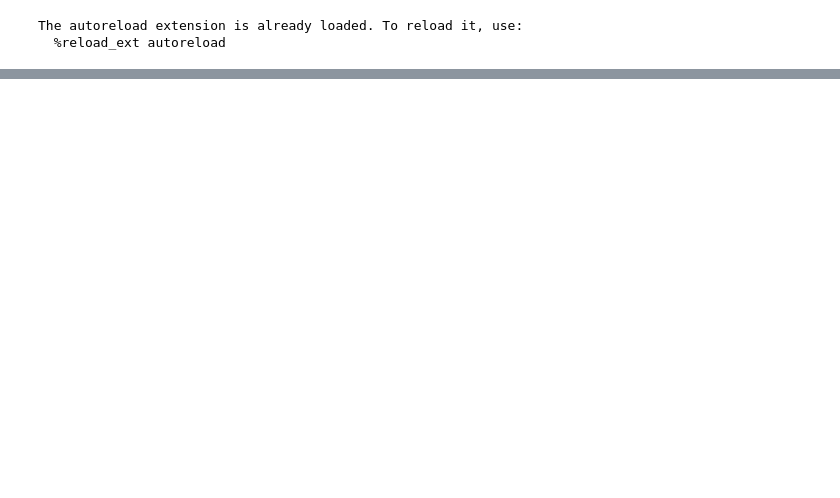
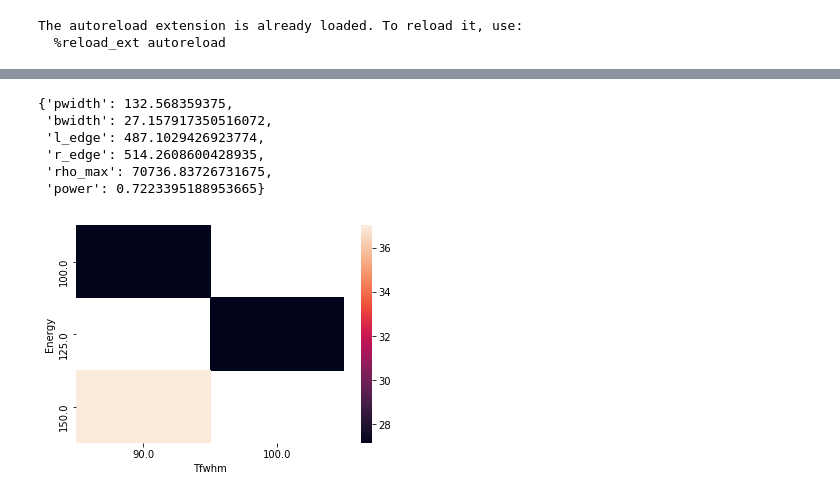
Before and after one commit to ry-dgel/self-phase, a Jupyter notebook: Analysis/Untitled.ipynb, the cells around one changed output, grey strips where cells are left out. Cells and saved outputs as stored; diff of their text form; code cells hidden in the pictures; blank space fills up the shorter version.

```diff
--- a/Analysis/Untitled.ipynb
+++ b/Analysis/Untitled.ipynb
@@ -7,5 +8,5 @@ The autoreload extension is already loaded. To reload it, use:
 # %%
 from plot import *
 # %%
-fibs = fs.load_data("../data")
+fibs = fs.load_data("../data_single/")
 # %% [output]
@@ -37,0 +22,14 @@ plot_spect_grid(fibs270.const_param("Tfwhm", 80), "Energy", "lambda")
+# %%
+fibs.runs[0].metrics
+# %% [output]
+{'pwidth': 132.568359375,
+ 'bwidth': 27.157917350516072,
+ 'l_edge': 487.1029426923774,
+ 'r_edge': 514.2608600428935,
+ 'rho_max': 70736.83726731675,
+ 'power': 0.7223395188953665}
+# %%
+%matplotlib inline
+fig = metric_heatmap(fibs, "Energy", "Tfwhm", "bwidth")
+# %% [output]
+[figure, added]
```
Also changed, not shown: parts of 9 cells of this notebook, 3 other files.
